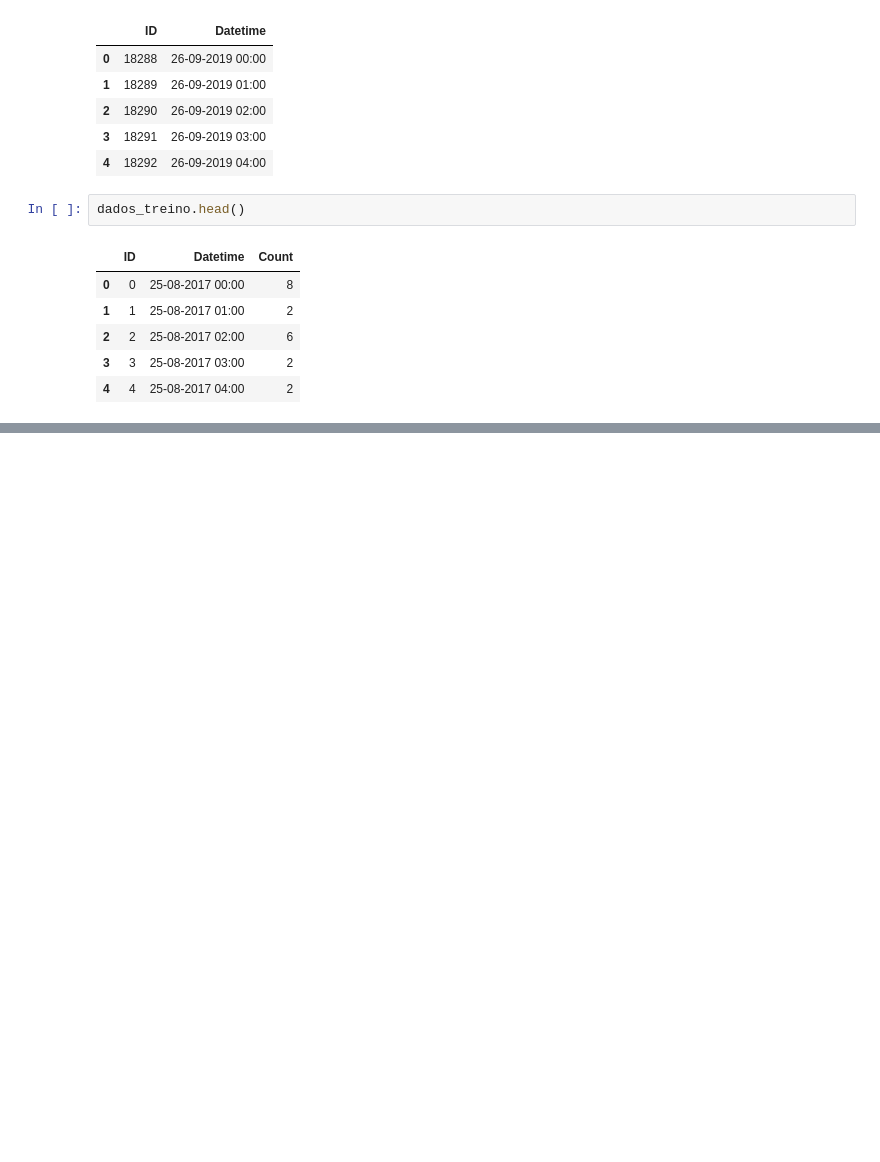
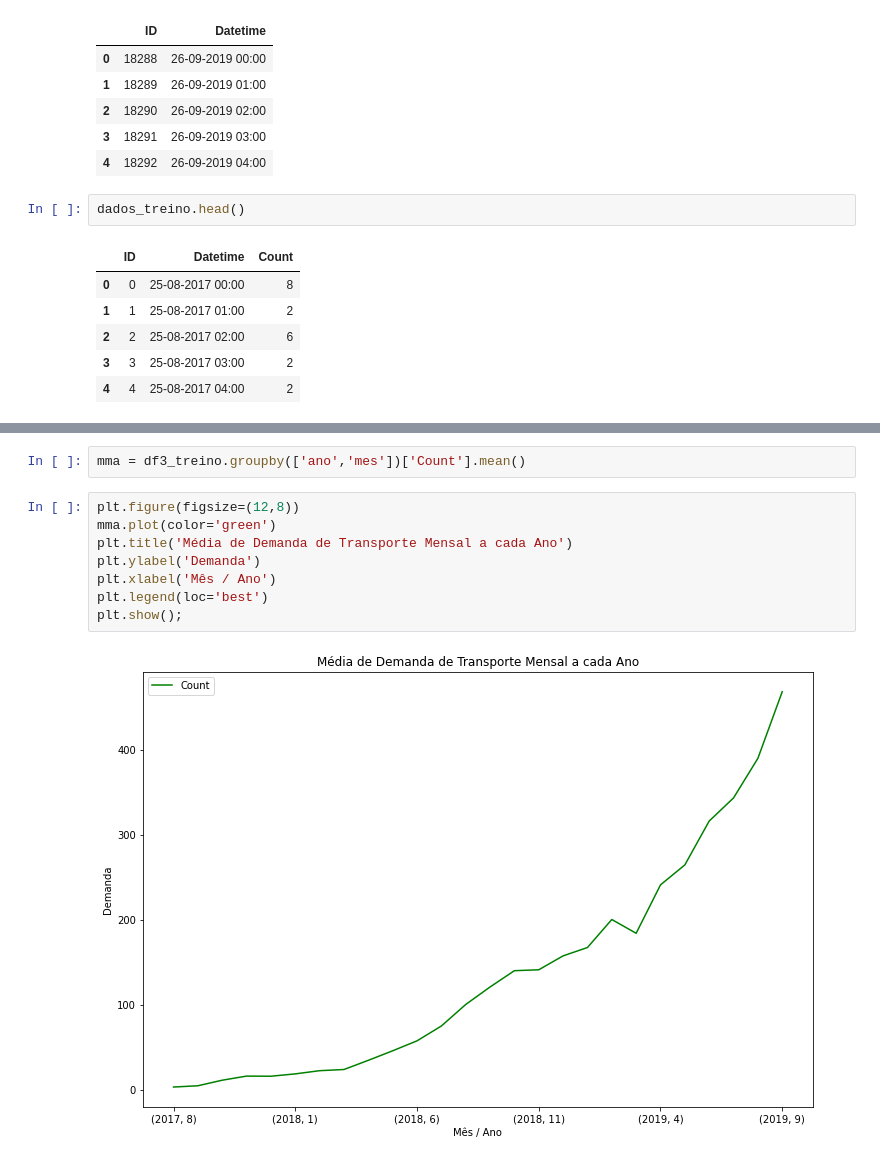
Before and after one commit to RicardoPaganini/HappyMoonVC, a Jupyter notebook: Happy-Moon-VC.ipynb, the cells around one changed output, grey strips where cells are left out. Cells and saved outputs as stored; diff of their text form; blank space fills up the shorter version.

```diff
--- a/Happy-Moon-VC.ipynb
+++ b/Happy-Moon-VC.ipynb
@@ -44,0 +163,12 @@ dados_treino.head()
+# %%
+mma = df3_treino.groupby(['ano','mes'])['Count'].mean()
+# %%
+plt.figure(figsize=(12,8))
+mma.plot(color='green')
+plt.title('Média de Demanda de Transporte Mensal a cada Ano')
+plt.ylabel('Demanda')
+plt.xlabel('Mês / Ano')
+plt.legend(loc='best')
+plt.show();
+# %% [output]
+[figure, added]
```
Also changed, not shown: parts of 36 cells of this notebook.
